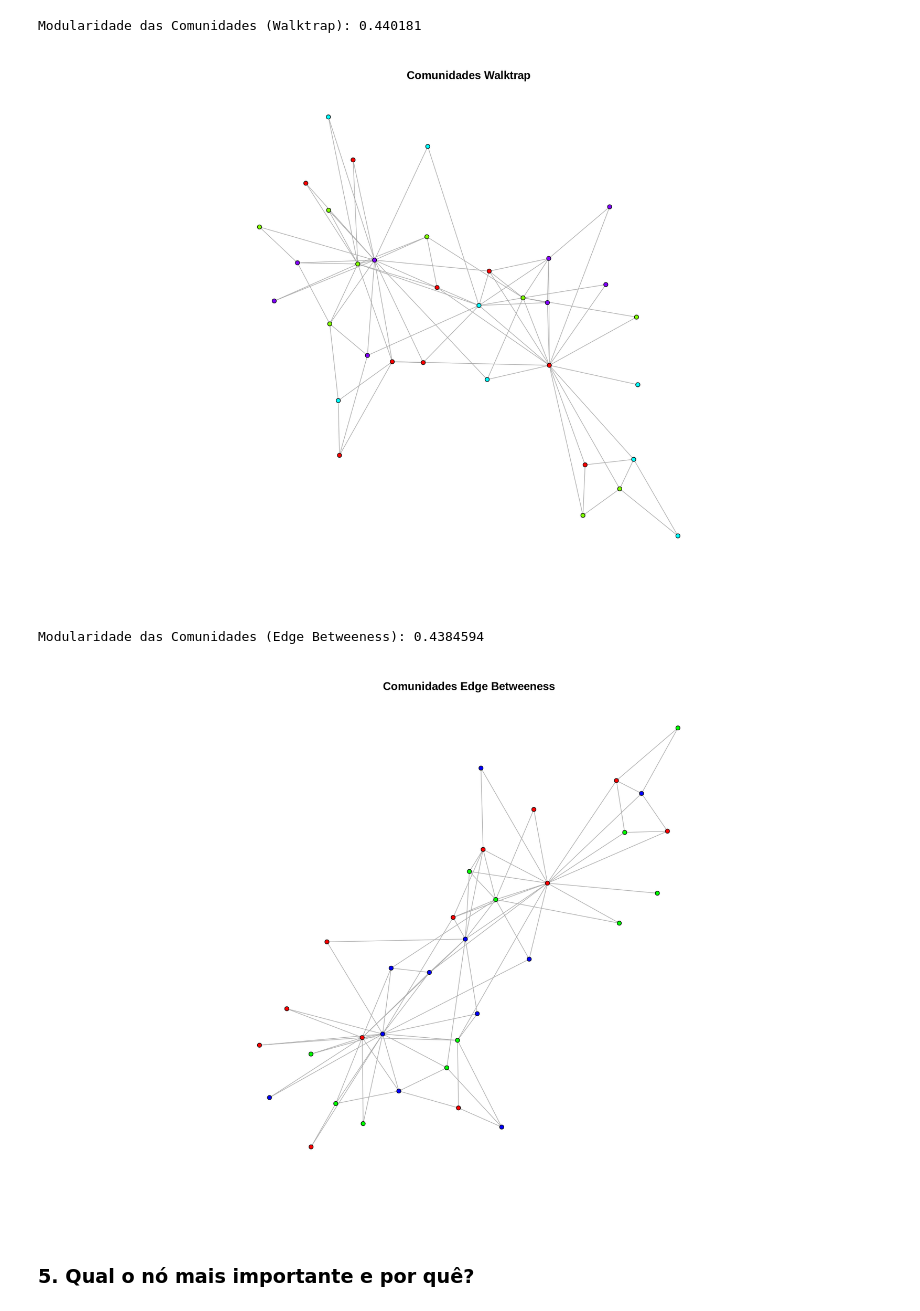
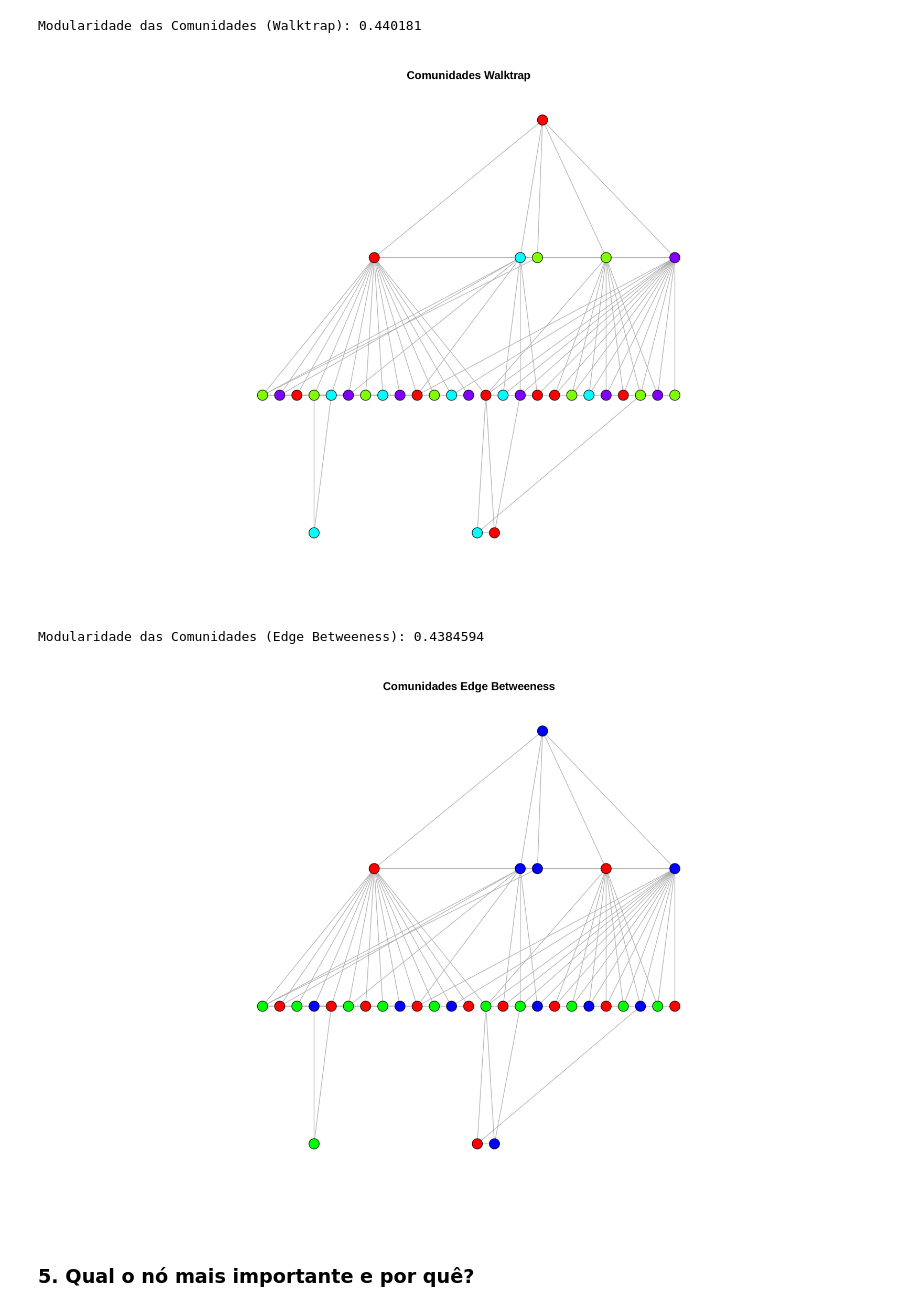
Before and after one commit to dsgaldino/Metodos_Analiticos_Redes_Sociais, a Jupyter notebook: karatekas_zachary.ipynb, the cells around one changed output. Saved outputs shown, nothing was run; the diff lists cells and outputs as text; code cells hidden in the pictures.

```diff
--- a/karatekas_zachary.ipynb
+++ b/karatekas_zachary.ipynb
@@ -54,6 +37,9 @@ zachary <- read.graph('zachary.txt', 'ncol', directed = FALSE)
 # %%
 # Cópias da rede e dos nós
 arch_copy <- zachary
+# %%
+ slabel <- NA #sem_label
+ vsize <- 5
 # %% [markdown]
 ## Respostas
 # %% [markdown]
@@ -281,14 +298,14 @@ Modularidade das Comunidades (Walktrap): 0.440181
 # %%
 # Atribuição das comunidades aos vértices
 V(arch_copy)$comunidade <- comunidades_walktrap$membership
 
 # Tamanho das figuras (ajuste conforme necessário)
 options(repr.plot.width = 15, repr.plot.height = 10)
 
 # Plote do gráfico com cores diferentes para as comunidades
-plot(arch_copy, layout = layout_with_fr(arch_copy), vertex.label = NA, main = "Comunidades Walktrap", vertex.color = rainbow(length(unique(comunidades_walktrap$membership))))
+plot(arch_copy, layout = layout_as_tree, vertex.label=slabel, vertex.size=vsize, main = "Comunidades Walktrap", vertex.color = rainbow(length(unique(comunidades_walktrap$membership))))
 # %% [output]
-[figure, old version]
+[figure, new version]
 # %%
 # Método Edge Betweeness
 
@@ -322,9 +339,9 @@ V(arch_copy)$comunidade <- comunidades_edge_betweeness$membership
 options(repr.plot.width = 15, repr.plot.height = 10)
 
 # Plote do gráfico com cores diferentes para as comunidades
-plot(arch_copy, layout = layout_with_fr(arch_copy), vertex.label = NA, main = "Comunidades Edge Betweeness", vertex.color = rainbow(length(unique(comunidades_edge_betweeness$membership))))
+plot(arch_copy, layout = layout_as_tree, vertex.label=slabel, vertex.size=vsize, main = "Comunidades Edge Betweeness", vertex.color = rainbow(length(unique(comunidades_edge_betweeness$membership))))
 # %% [output]
-[figure, old version]
+[figure, new version]
 # %%
 # com base nos valores de modularidade, todos os três métodos parecem ser adequados para detectar comunidades na rede complexa.
 # No entanto, o método Louvain obteve a modularidade mais alta, o que indica uma divisão de comunidades ligeiramente melhor em
```
Also changed, not shown: parts of 14 cells of this notebook.
